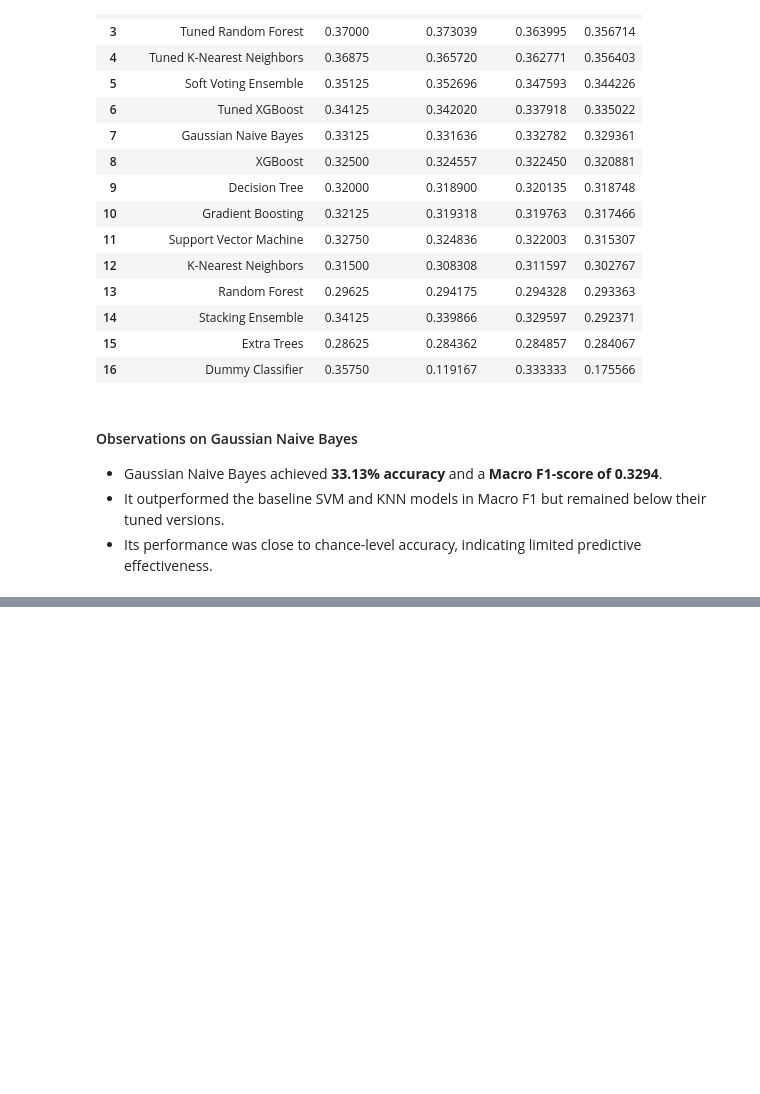
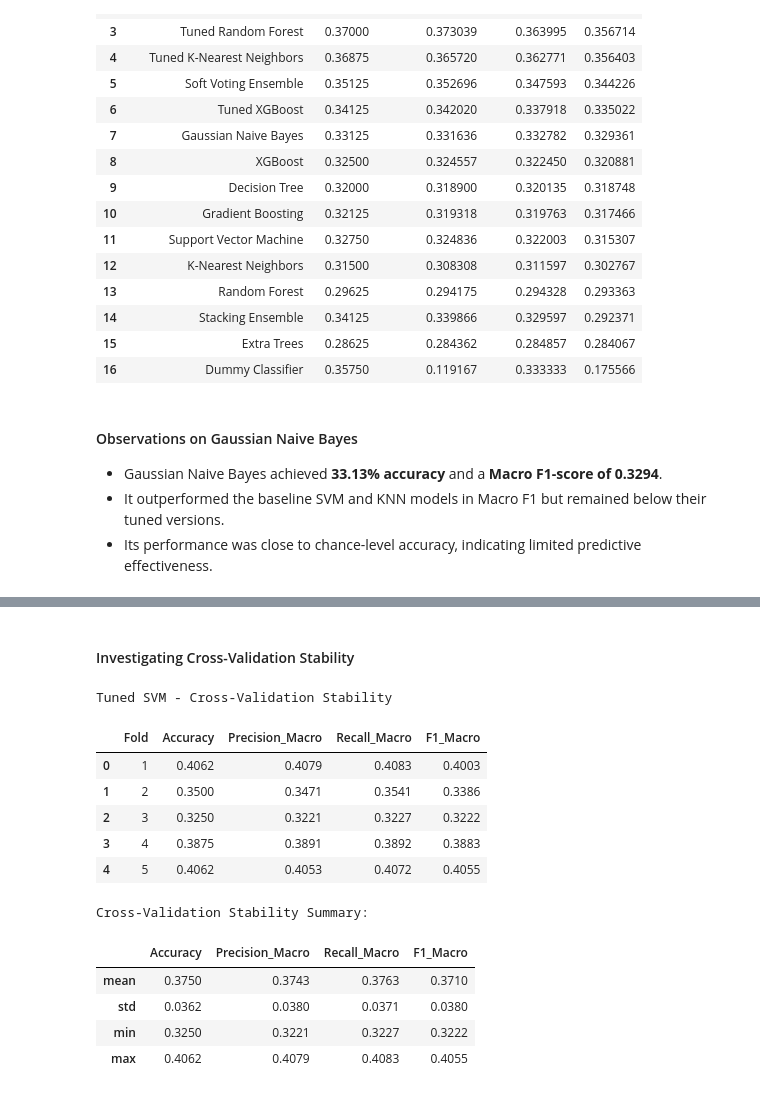
Before and after one commit to TejasMJ/Manufacturing-Quality-Assurance, a Jupyter notebook: notebooks/05_model_development.ipynb, the cells around one changed output, grey strips where cells are left out. Cells and saved outputs as stored; diff of their text form; code cells hidden in the pictures; blank space fills up the shorter version.

Commit message:
Stability Assessment code added

```diff
--- a/notebooks/05_model_development.ipynb
+++ b/notebooks/05_model_development.ipynb
@@ -2737,3 +2737,23 @@ Updated Model Comparison:
 - Gaussian Naive Bayes achieved **33.13% accuracy** and a **Macro F1-score of 0.3294**.
 - It outperformed the baseline SVM and KNN models in Macro F1 but remained below their tuned versions.
 - Its performance was close to chance-level accuracy, indicating limited predictive effectiveness.
+# %%
+# Loading the previously trained and tuned classifiers
+
+tuned_svm_model = joblib.load(
+    trained_models_dir / "tuned_svm.joblib"
+)
+
+tuned_lr_model = joblib.load(
+    trained_models_dir / "tuned_logistic_regression.joblib"
+)
+
+tuned_rf_model = joblib.load(
+    trained_models_dir / "tuned_random_forest.joblib"
+)
+
+# Verifying the loaded models
+
+print("Tuned SVM:", type(tuned_svm_model).__name__)
+print("Tuned Logistic Regression:", type(tuned_lr_model).__name__)
+print("Tuned Random Forest:", type(tuned_rf_model).__name__)
@@ -2739,0 +3082,53 @@ Updated Model Comparison:
+# %% [markdown]
+#### Investigating Cross-Validation Stability
+# %%
+# Evaluating tuned SVM performance across individual folds
+
+svm_stability_results = cross_validate(
+    estimator=tuned_svm_model,
+    X=X_train,
+    y=y_train_encoded,
+    cv=cv_strategy,
+    scoring=scoring_metrics,
+    n_jobs=1
+)
+
+# Organizing fold-level evaluation metrics
+
+svm_fold_results = pd.DataFrame({
+    "Fold": range(1, cv_strategy.get_n_splits() + 1),
+    "Accuracy": svm_stability_results["test_Accuracy"],
+    "Precision_Macro": svm_stability_results["test_Precision_Macro"],
+    "Recall_Macro": svm_stability_results["test_Recall_Macro"],
+    "F1_Macro": svm_stability_results["test_F1_Macro"]
+})
+
+# Displaying individual fold results
+
+print("Tuned SVM - Cross-Validation Stability")
+
+display(svm_fold_results.round(4))
+
+# Summarizing performance variation
+
+print("\nCross-Validation Stability Summary:")
+
+display(
+    svm_fold_results.drop(columns="Fold")
+    .agg(["mean", "std", "min", "max"])
+    .round(4)
+)
+# %% [output]
+Tuned SVM - Cross-Validation Stability
+|  | Fold | Accuracy | Precision_Macro | Recall_Macro | F1_Macro |
+| 0 | 1 | 0.4062 | 0.4079 | 0.4083 | 0.4003 |
+| 1 | 2 | 0.3500 | 0.3471 | 0.3541 | 0.3386 |
+| 2 | 3 | 0.3250 | 0.3221 | 0.3227 | 0.3222 |
+| 3 | 4 | 0.3875 | 0.3891 | 0.3892 | 0.3883 |
+| 4 | 5 | 0.4062 | 0.4053 | 0.4072 | 0.4055 |
+Cross-Validation Stability Summary:
+|  | Accuracy | Precision_Macro | Recall_Macro | F1_Macro |
+| mean | 0.3750 | 0.3743 | 0.3763 | 0.3710 |
+| std | 0.0362 | 0.0380 | 0.0371 | 0.0380 |
+| min | 0.3250 | 0.3221 | 0.3227 | 0.3222 |
+| max | 0.4062 | 0.4079 | 0.4083 | 0.4055 |
```
Also changed, not shown: parts of 10 cells of this notebook.
